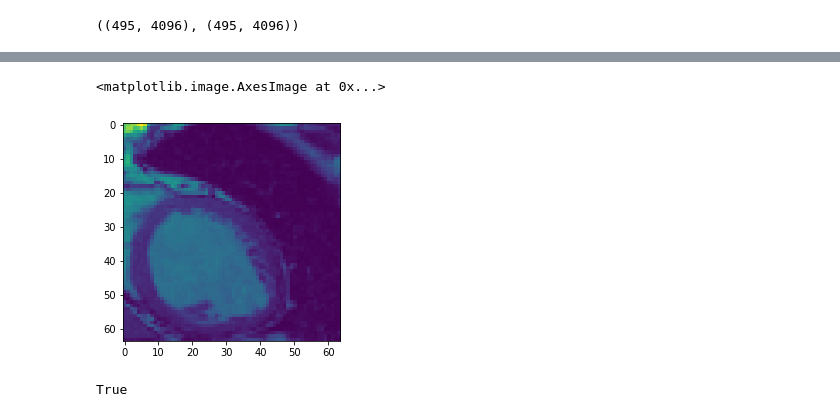
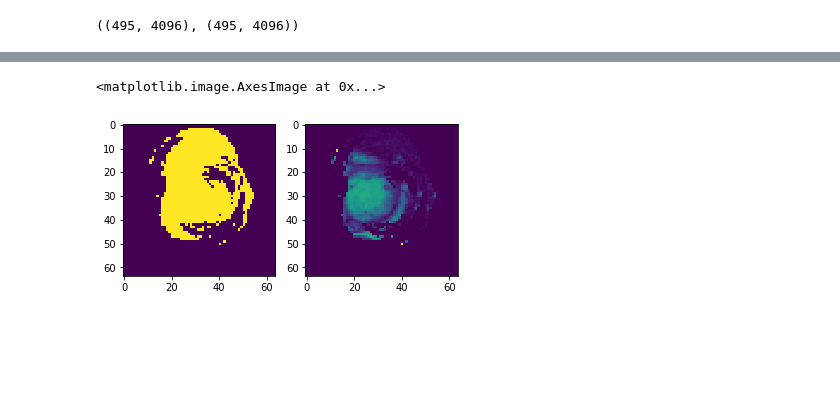
Before and after one commit to alexattia/Medical-Image-Analysis, a Jupyter notebook: Stacked Auto Encoder.ipynb, the cells around one changed output, grey strips where cells are left out. Drawn from its saved outputs; the diff is of its cells as text; code cells hidden in the pictures; blank space fills up the shorter version.

```diff
--- a/Stacked Auto Encoder.ipynb
+++ b/Stacked Auto Encoder.ipynb
@@ -245,11 +170,24 @@ plt.imshow(p[1]*input_AE[20].reshape(64,64))
-# %%
-plt.imshow(input_AE[20].reshape(64,64))
-# %% [output]
-<matplotlib.image.AxesImage at 0x...>
-[figure, removed]
-# %%
-cv2.imwrite('./mask_roi.png', input_AE[20].reshape(64,64))
-cv2.imwrite('./predic_mask.png', p[1]*255)
-cv2.imwrite('./predic_mask_inter_area.png', p[1]*input_AE[20].reshape(64,64))
-# %% [output]
-True
+# %%
+def prediction_plot(X, model, idx=None):
+    """
+    Compute the Inferred shape binary mask using the trained stacked AE model
+    :param X: dataset to predict
+    :param model: trained AE model
+    :param idx: index of the particular picture to return
+    :return: inferred shape binary mask, infered shape on the MR image
+    """
+    if not idx:
+        idx= np.random.randint(len(X))
+    contours = model.predict(X)
+    contour = contours[idx].reshape((64,64))
+    # thresholding
+    binary = cv2.threshold(contour, 0, 1, cv2.INTERSECT_NONE)
+    return binary[1], binary[1]*X[idx].reshape(64,64)
+# %%
+f, ax = plt.subplots(ncols=2)
+a, b = prediction_plot(X_train, model)
+ax[0].imshow(a)
+ax[1].imshow(b)
+# %% [output]
+<matplotlib.image.AxesImage at 0x...>
+[figure, added]
```
Also changed, not shown: parts of 26 cells of this notebook, 2 other files.
